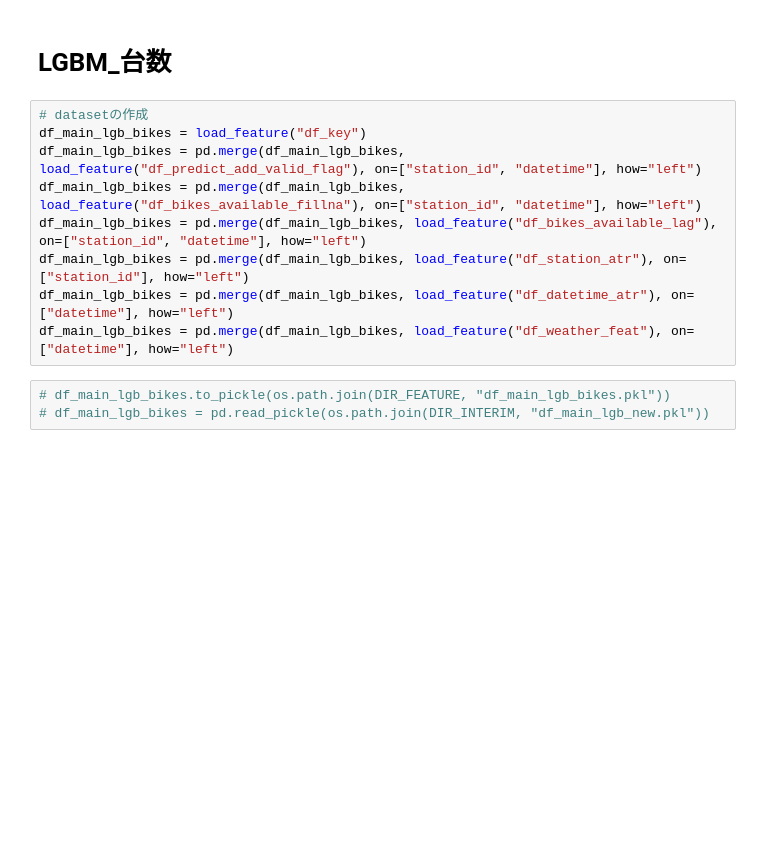
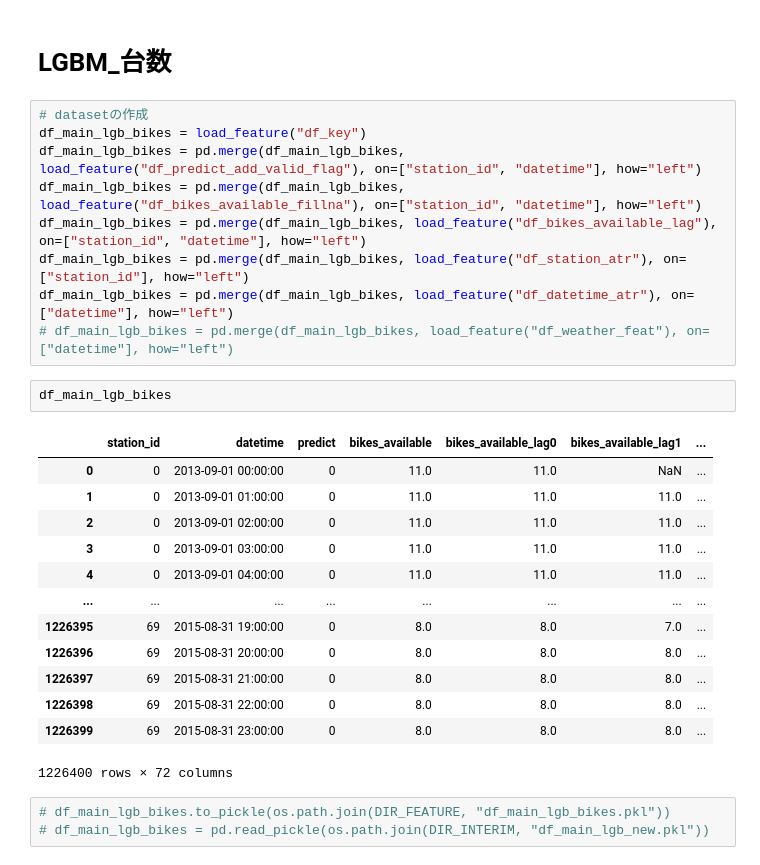
Before and after one commit to snoopy0420/atma_udemy, a Jupyter notebook: notebooks/run_local.ipynb, the cells around one changed output. Saved outputs shown, nothing was run; the diff lists cells and outputs as text; blank space fills up the shorter version.

```diff
--- a/notebooks/run_local.ipynb
+++ b/notebooks/run_local.ipynb
@@ -46,7 +46,23 @@ df_main_lgb_bikes = pd.merge(df_main_lgb_bikes, load_feature("df_bikes_available
 df_main_lgb_bikes = pd.merge(df_main_lgb_bikes, load_feature("df_bikes_available_lag"), on=["station_id", "datetime"], how="left")
 df_main_lgb_bikes = pd.merge(df_main_lgb_bikes, load_feature("df_station_atr"), on=["station_id"], how="left")
 df_main_lgb_bikes = pd.merge(df_main_lgb_bikes, load_feature("df_datetime_atr"), on=["datetime"], how="left")
-df_main_lgb_bikes = pd.merge(df_main_lgb_bikes, load_feature("df_weather_feat"), on=["datetime"], how="left")
+# df_main_lgb_bikes = pd.merge(df_main_lgb_bikes, load_feature("df_weather_feat"), on=["datetime"], how="left")
+# %%
+df_main_lgb_bikes
+# %% [output]
+|  | station_id | datetime | predict | bikes_available | bikes_available_lag0 | bikes_available_lag1 | ... |
+| 0 | 0 | 2013-09-01 00:00:00 | 0 | 11.0 | 11.0 | NaN | ... |
+| 1 | 0 | 2013-09-01 01:00:00 | 0 | 11.0 | 11.0 | 11.0 | ... |
+| 2 | 0 | 2013-09-01 02:00:00 | 0 | 11.0 | 11.0 | 11.0 | ... |
+| 3 | 0 | 2013-09-01 03:00:00 | 0 | 11.0 | 11.0 | 11.0 | ... |
+| 4 | 0 | 2013-09-01 04:00:00 | 0 | 11.0 | 11.0 | 11.0 | ... |
+| ... | ... | ... | ... | ... | ... | ... | ... |
+| 1226395 | 69 | 2015-08-31 19:00:00 | 0 | 8.0 | 8.0 | 7.0 | ... |
+| 1226396 | 69 | 2015-08-31 20:00:00 | 0 | 8.0 | 8.0 | 8.0 | ... |
+| 1226397 | 69 | 2015-08-31 21:00:00 | 0 | 8.0 | 8.0 | 8.0 | ... |
+| 1226398 | 69 | 2015-08-31 22:00:00 | 0 | 8.0 | 8.0 | 8.0 | ... |
+| 1226399 | 69 | 2015-08-31 23:00:00 | 0 | 8.0 | 8.0 | 8.0 | ... |
+1226400 rows × 72 columns
 # %%
 # df_main_lgb_bikes.to_pickle(os.path.join(DIR_FEATURE, "df_main_lgb_bikes.pkl"))
 # df_main_lgb_bikes = pd.read_pickle(os.path.join(DIR_INTERIM, "df_main_lgb_new.pkl"))
```
Also changed, not shown: parts of 9 cells of this notebook, 1 other file.
